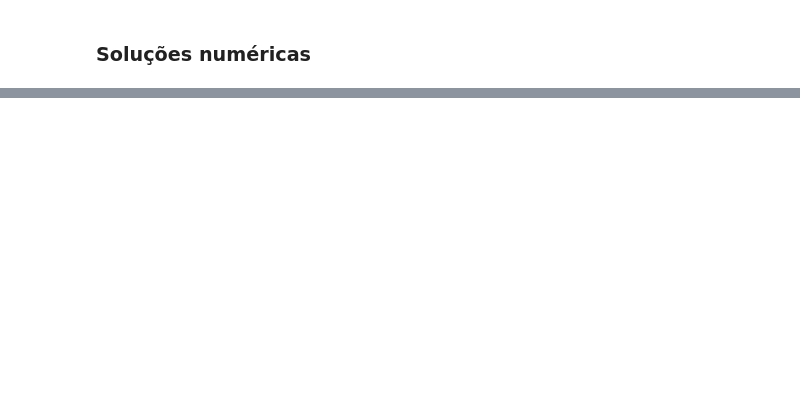
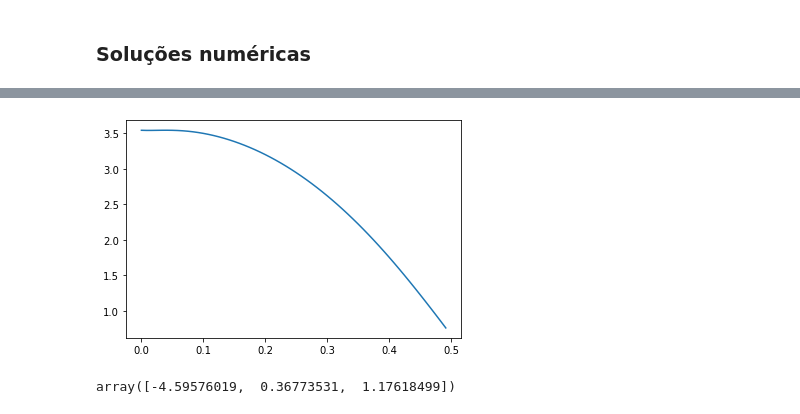
Before and after one commit to ljmamoreira/fslinky, a Jupyter notebook: code/lab_x_num.ipynb, the cells around one changed output, grey strips where cells are left out. Saved outputs shown, nothing was run; the diff lists cells and outputs as text; code cells hidden in the pictures; blank space fills up the shorter version.

```diff
--- a/code/lab_x_num.ipynb
+++ b/code/lab_x_num.ipynb
@@ -6,0 +9,4 @@ from scipy.integrate import solve_ivp
+# %%
+tl,xall,xbll,xcll = np.loadtxt(
+    "/home/ljma/MEOCloud/fis/2024/fslinky/lab_data/video_data/20231128_DSC_1763_N3_v3.txt",
+    unpack=True)
@@ -60,0 +65,4 @@ plt.plot(tl, xcl(tl),tl,xcll,'.');#, tl, xbl(tl[0])+1.5-xbn(tl-0.06));
+# %%
+plt.plot(tl,xal(tl)+xbl(tl)+xcl(tl));
+# %% [output]
+[figure, added]
@@ -60,0 +71,4 @@ plt.plot(tl, xcl(tl),tl,xcll,'.');#, tl, xbl(tl[0])+1.5-xbn(tl-0.06));
+# %%
+xcm
+# %% [output]
+array([-4.59576019,  0.36773531,  1.17618499])
```
Also changed, not shown: parts of 11 cells of this notebook, 4 other files.
